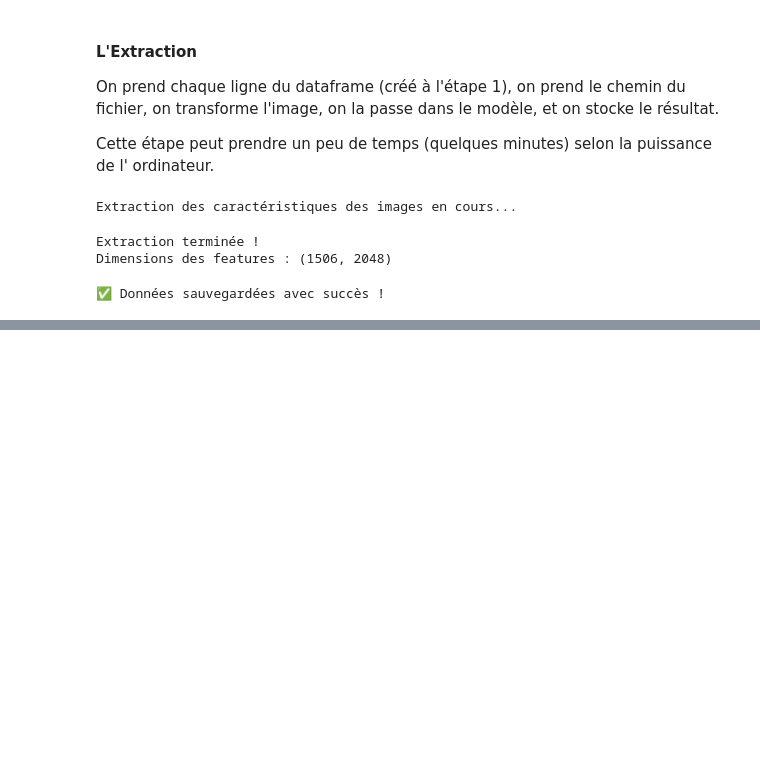
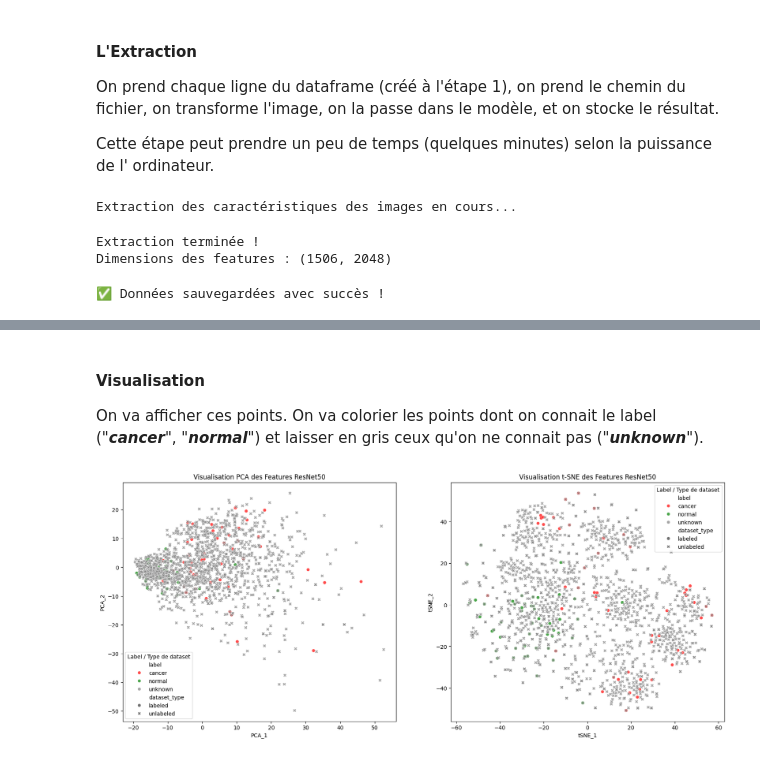
Before and after one commit to BAZAROPH/brain-scan-ai, a Jupyter notebook: main.ipynb, the cells around one changed output, grey strips where cells are left out. Drawn from its saved outputs; the diff is of its cells as text; code cells hidden in the pictures; blank space fills up the shorter version.

```diff
--- a/main.ipynb
+++ b/main.ipynb
@@ -425,0 +539,47 @@ print("✅ Données sauvegardées avec succès !")
+# %% [markdown]
+#### Visualisation
+
+On va afficher ces points. On va colorier les points dont on connait le label ("***cancer***", "***normal***") et laisser en gris ceux qu'on ne connait pas ("***unknown***").
+# %%
+#Créer un dataframe pour faciliter le dessin
+df_visu = df.copy()
+df_visu["PCA_1"] = X_pca[:, 0]
+df_visu["PCA_2"] = X_pca[:, 1]
+df_visu["tSNE_1"] = X_tsne[:, 0]
+df_visu["tSNE_2"] = X_tsne[:, 1]
+
+fig, ax = plt.subplots(1, 2, figsize=(20, 8))
+
+#Graphique 1 - PCA
+sns.scatterplot(
+    data=df_visu,
+    x="PCA_1",
+    y="PCA_2",
+    hue="label", #couleur enfonction du label
+    style="dataset_type", #fORme des points selon si c'est labelisé ou non,
+    alpha=0.7, #transparence des points
+    palette={"cancer": "red", "normal": "green", "unknown": "gray"},
+    ax=ax[0],
+)
+
+ax[0].set_title("Visualisation PCA des Features ResNet50")
+ax[0].legend(title="Label / Type de dataset")
+
+#Graphique 2 - t-SNE
+sns.scatterplot(
+    data=df_visu,
+    x="tSNE_1",
+    y="tSNE_2",
+    hue="label", #couleur enfonction du label
+    style="dataset_type", #fORme des points selon si c'est labelisé ou non,
+    alpha=0.7, #transparence des points
+    palette={"cancer": "red", "normal": "green", "unknown": "gray"},
+    ax=ax[1],
+)
+ax[1].set_title("Visualisation t-SNE des Features ResNet50")
+ax[1].legend(title="Label / Type de dataset")
+
+plt.show()
+mlflow.log_figure(fig, "visualisation_pca_vs_tsne.png")
+# %% [output]
+[figure, added]
```
Also changed, not shown: parts of 17 cells of this notebook, 9 other files.
